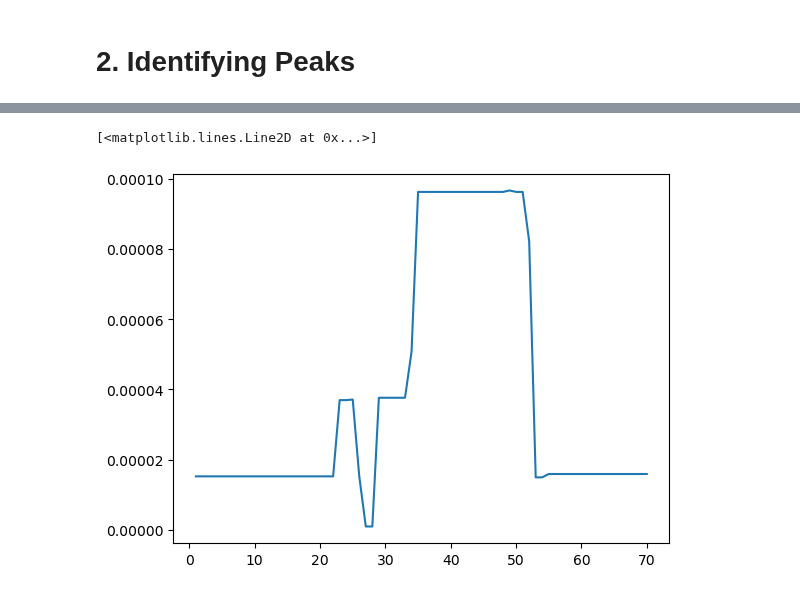
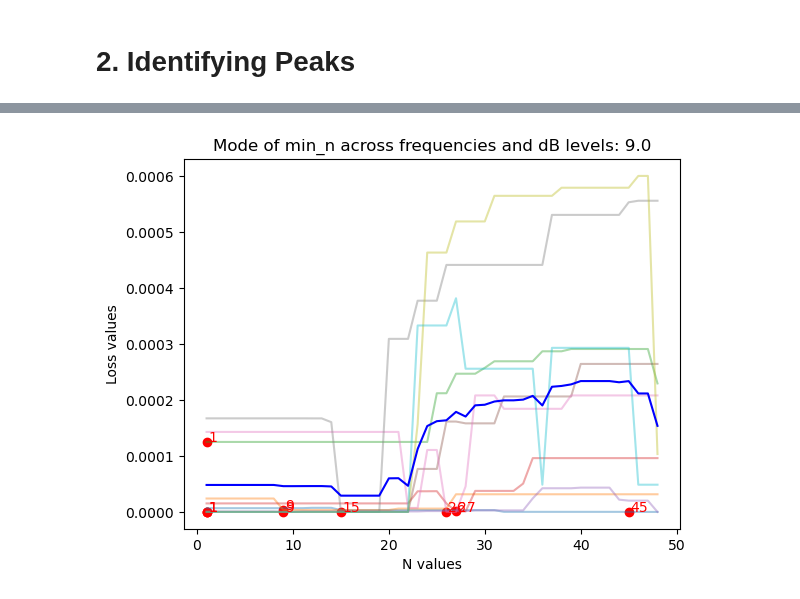
Before and after one commit to ucsdmanorlab/abranalysis, a Jupyter notebook: plotting_waves_gt.ipynb, the cells around one changed output, grey strips where cells are left out. Saved outputs shown, nothing was run; the diff lists cells and outputs as text; code cells hidden in the pictures.

```diff
--- a/plotting_waves_gt.ipynb
+++ b/plotting_waves_gt.ipynb
@@ -207,9 +207,42 @@ Best n value: 27
-# %%
-plt.figure()
-plt.plot(overall_losses.keys(), overall_losses.values())
-# %% [output]
-[<matplotlib.lines.Line2D at 0x...>]
-[figure, removed]
+# %%
+from statistics import mode
+
+all_min_n_values = []
+average_losses = {n: 0 for n in n_values}
+num_combinations = 0
+
+for db in (70, 90):
+    for hz in (4000, 8000, 16000, 24000, 32000):
+        overall_losses, best_n = cross_validate(n_values=n_values, num_folds=3, freq=hz, db=db)
+
+        min_n = min(overall_losses, key=overall_losses.get)
+        min_loss = overall_losses[min_n]
+        all_min_n_values.append(min_n)
+
+        for n, loss in overall_losses.items():
+            average_losses[n] += loss
+
+        num_combinations += 1
+
+        plt.plot(overall_losses.keys(), overall_losses.values(), label=f'{hz} Hz, {db} dB', alpha = 0.4)
+        plt.scatter(min_n, min_loss, color='red', marker='o')
+
+        plt.annotate(f'{min_n}', xy=(min_n, min_loss), xytext=(min_n + 0.2, min_loss), color='red')
+
+for n, average_loss in average_losses.items():
+    average_losses[n] /= num_combinations
+
+plt.plot(average_losses.keys(), average_losses.values(), label='Average Loss', color='blue')
+
+
+overall_min_n_mode = np.median(all_min_n_values)
+plt.title(f'Mode of min_n across frequencies and dB levels: {overall_min_n_mode}')
+
+plt.xlabel('N values')
+plt.ylabel('Loss values')
+plt.show()
+# %% [output]
+[figure, added]
 # %%
 data = pd.read_csv('ABR_exported_files/A1_1293_24h PSI.csv', skiprows=2)
 khz = data[data['Freq(Hz)'] == 16000]
```
Also changed, not shown: parts of 9 cells of this notebook.
